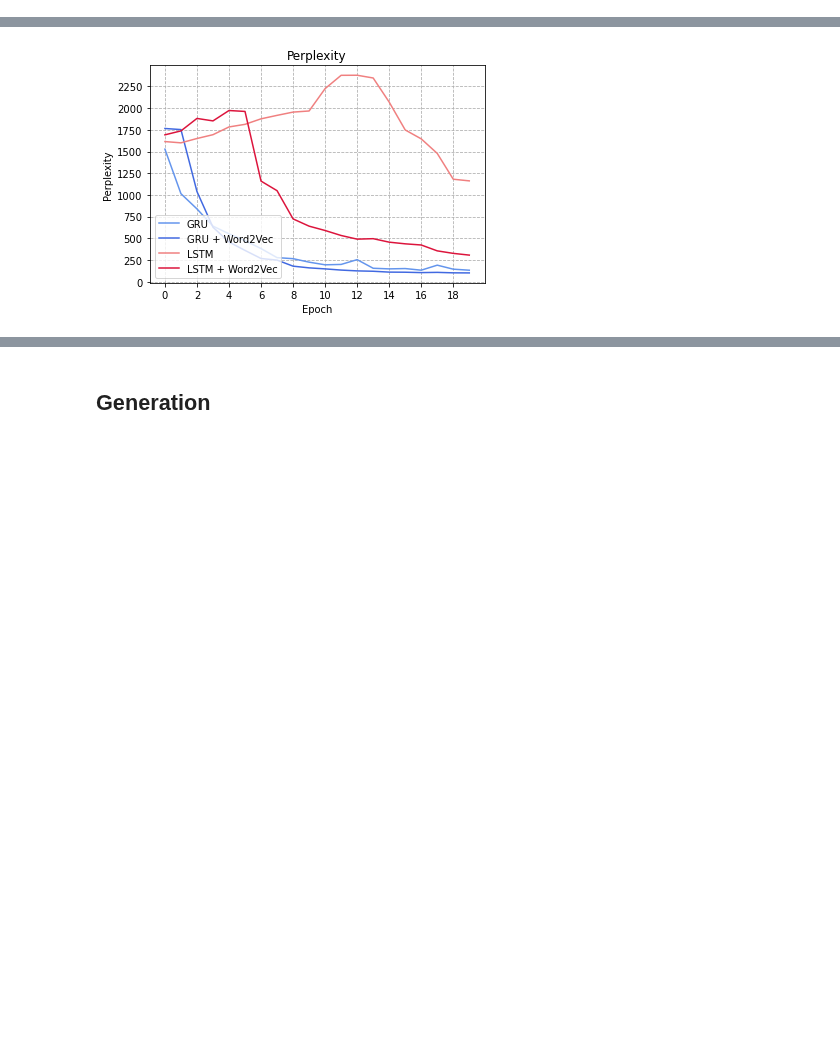
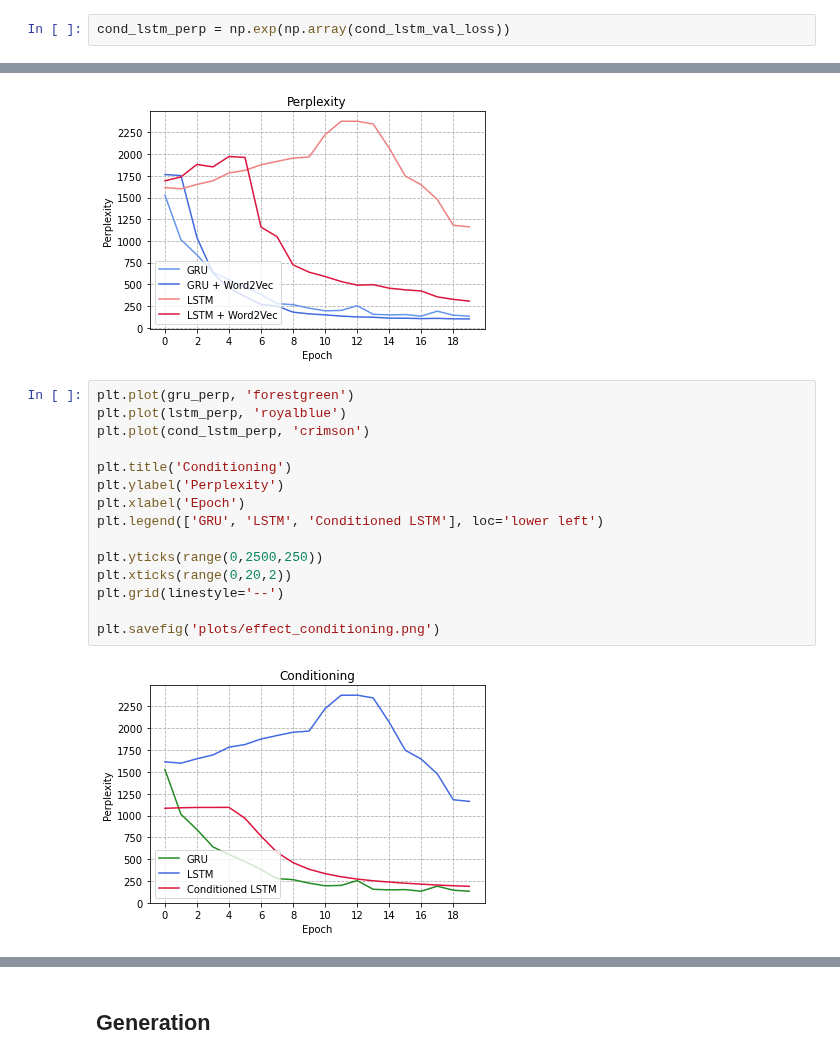
Before and after one commit to giuseppebaldini/paper-abstract-generator, a Jupyter notebook: baselines.ipynb, the cells around one changed output, grey strips where cells are left out. Cells and saved outputs as stored; diff of their text form; blank space fills up the shorter version.

```diff
--- a/baselines.ipynb
+++ b/baselines.ipynb
@@ -273,3 +313,5 @@ gru_w2v_perp = np.exp(np.array(gru_w2v_loss.history['val_loss']))
 lstm_perp = np.exp(np.array(lstm_loss.history['val_loss']))
 # %%
 lstm_w2v_perp = np.exp(np.array(lstm_w2v_loss.history['val_loss']))
+# %%
+cond_lstm_perp = np.exp(np.array(cond_lstm_val_loss))
@@ -399,3 +443,20 @@ plt.grid(linestyle='--')
 plt.savefig('plots/perplexity.png')
 # %% [output]
 [figure]
+# %%
+plt.plot(gru_perp, 'forestgreen')
+plt.plot(lstm_perp, 'royalblue')
+plt.plot(cond_lstm_perp, 'crimson')
+
+plt.title('Conditioning')
+plt.ylabel('Perplexity')
+plt.xlabel('Epoch')
+plt.legend(['GRU', 'LSTM', 'Conditioned LSTM'], loc='lower left')
+
+plt.yticks(range(0,2500,250))
+plt.xticks(range(0,20,2))
+plt.grid(linestyle='--')
+
+plt.savefig('plots/effect_conditioning.png')
+# %% [output]
+[figure, added]
```
Also changed, not shown: parts of 7 cells of this notebook.
